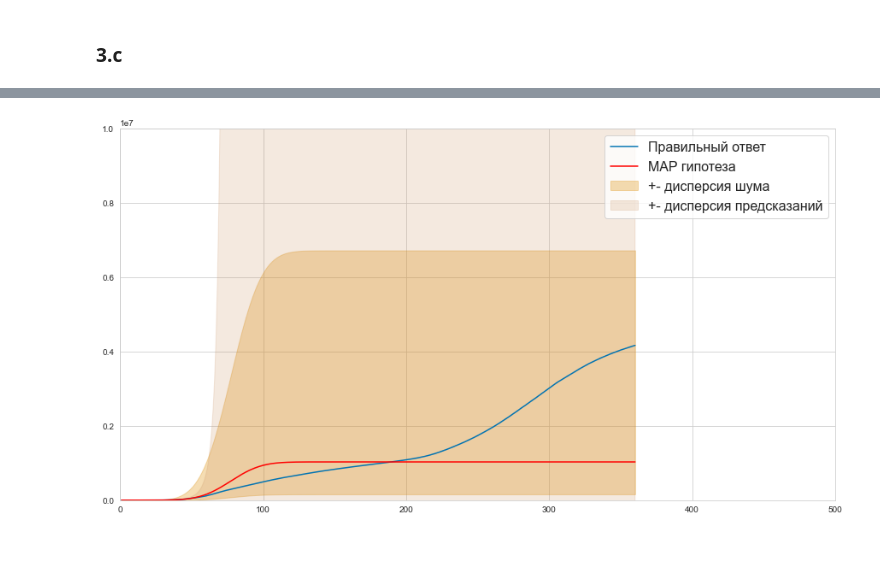
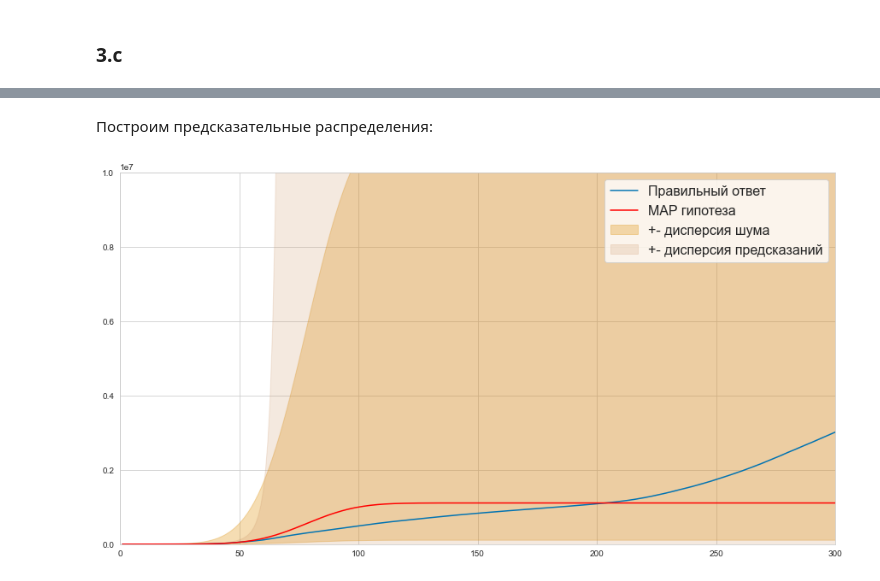
Before and after one commit to neurophysicist/made_ml_2, a Jupyter notebook: ml_hw_1.ipynb, the cells around one changed output, grey strips where cells are left out. Saved outputs shown, nothing was run; the diff lists cells and outputs as text; code cells hidden in the pictures; blank space fills up the shorter version.

```diff
--- a/ml_hw_1.ipynb
+++ b/ml_hw_1.ipynb
@@ -341,7 +344,7 @@ plt.show()
 def get_disp(X, Y, w0, w1, w2):
     return np.sum((Y - w0 - X * w1 - X**2 * w2)**2) / len(X)
 # %%
-disp = get_disp(train_data_russia['days'].to_numpy(), train_data_russia['new_cases'].to_numpy(), exp_model.intercept_, exp_model.coef_[0], exp_model.coef_[1])
+disp = get_disp(train_data_russia['days'].to_numpy(), train_data_russia['new_cases'].to_numpy(), exp_model.intercept_, probit_model.coef_[0], probit_model.coef_[1])
 # %%
 sigma = math.sqrt(disp)
 # %%
@@ -376,5 +379,5 @@ def plot_sample_sigmoids(sigma, n=100, xlim=(0, 200), ylim=(0, 10000), days_to_s
         plt.scatter(days, cases, marker='*', s=10)
     return cases_num
 # %%
-cases_num = plot_sample_sigmoids(sigma, 1000, xlim=(0, 200), ylim=(0, 2000000), days=data_russia['days'].to_numpy(), cases=data_russia['total_cases'].to_numpy())
+cases_num = plot_sample_sigmoids(sigma, 100, xlim=(0, 200), ylim=(0, 2000000), days=data_russia['days'].to_numpy(), cases=data_russia['total_cases'].to_numpy())
 # %% [output]
@@ -391,3 +408,5 @@ for i in range(3):
+# %% [markdown]
+Построим предсказательные распределения:
 # %%
 def sample_statistics(mu, sigma, xs, n=20):
     my_w = np.random.multivariate_normal(mu, sigma, n)
@@ -408,6 +427,6 @@ def plot_predictions(days_arr, real_values, mu, predictions, xlim=(0, 150), ylim
     ax.legend(fontsize=legend_fontsize)
 # %%
 pred = sample_statistics(cur_mu, cur_sigma, data_russia['days'].to_numpy(), n=1000)
-plot_predictions(data_russia['days'].to_numpy(), data_russia['total_cases'].to_numpy(), cur_mu, pred, xlim=(0, 500), ylim=(0, 10000000))
+plot_predictions(data_russia['days'].to_numpy(), data_russia['total_cases'].to_numpy(), cur_mu, pred, xlim=(0, 300), ylim=(0, 10000000))
 # %% [output]
-[figure, old version]
+[figure, new version]
```
Also changed, not shown: parts of 20 cells of this notebook.
